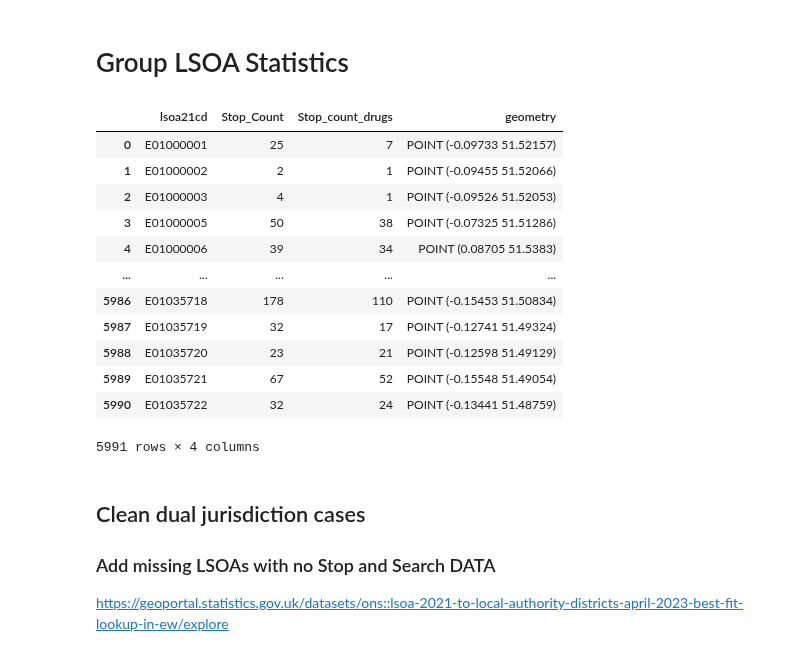
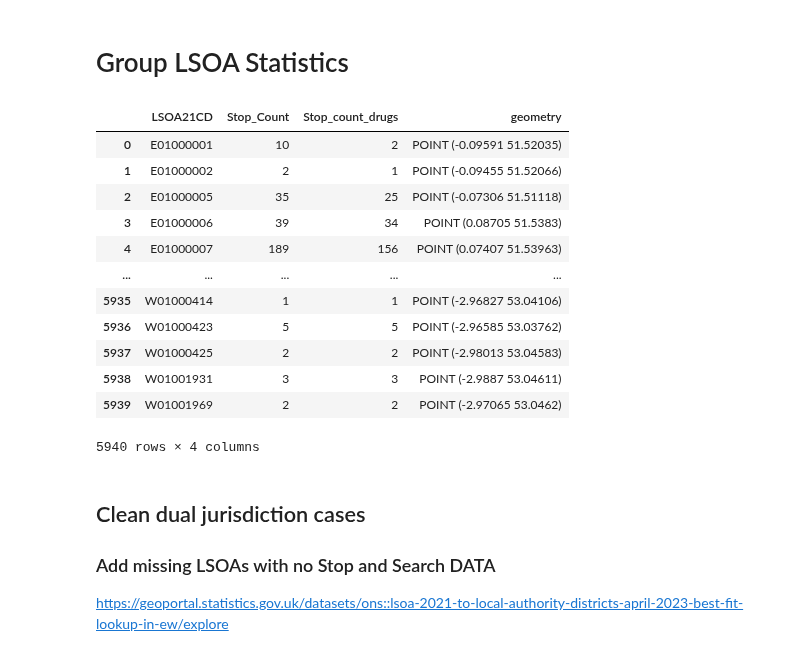
Before and after one commit to KofiBartonByfield/Dissertation, a Jupyter notebook: Code/Data Collection/create_csv.ipynb, the cells around one changed output. Drawn from its saved outputs; the diff is of its cells as text; code cells hidden in the pictures.

```diff
--- a/Code/Data Collection/create_csv.ipynb
+++ b/Code/Data Collection/create_csv.ipynb
@@ -88,14 +88,15 @@ https://borders.ukdataservice.ac.uk/
 # %%
 
 # Update this path to the actual location of the shapefile
-path_to_shapefile = '../../Data/LSOA_data/BoundaryData/england_lsoa_2021.shp'
+# path_to_shapefile = '../../Data/LSOA_data/BoundaryData/england_lsoa_2021.shp'
+path_to_shapefile = '../../Data/LSOA_Data/LSOA_boundaries/LSOA_2021_EW_BSC_V4.shp'
 
 lsoa_gdf = gpd.read_file(path_to_shapefile)
 
 # convert to Long, Lat from ordinate survey corrds
 lsoa_gdf_4326 = lsoa_gdf.to_crs("EPSG:4326")
 
-lsoa_gdf_4326 = lsoa_gdf_4326[['lsoa21cd', 'geometry']]
+lsoa_gdf_4326 = lsoa_gdf_4326[['LSOA21CD', 'geometry']]
 
 display(lsoa_gdf_4326)
 # %% [output]
@@ -147,33 +148,33 @@ display(joined)
 # Group LSOA Statistics
 # %%
 
-dataset = joined.groupby('lsoa21cd').agg(
+dataset = joined.groupby('LSOA21CD').agg(
 
     Stop_Count=('Date', 'count'),
     Stop_count_drugs=('Object of search', lambda x: (x.str.contains("drugs", case=False, na=False).sum())),
     # Arrest_outcome=('Outcome', lambda x: (x.str.contains('Arrest', case=False, na=False).sum())),
     geometry=('geometry', 'first')  # Keep the geometry as the first point in each group (change to 'mean' or other if necessary)
 
 
 ).round(2).reset_index()
 
 
 
 dataset
 # %% [output]
-|  | lsoa21cd | Stop_Count | Stop_count_drugs | geometry |
-| 0 | E01000001 | 25 | 7 | POINT (-0.09733 51.52157) |
+|  | LSOA21CD | Stop_Count | Stop_count_drugs | geometry |
+| 0 | E01000001 | 10 | 2 | POINT (-0.09591 51.52035) |
 | 1 | E01000002 | 2 | 1 | POINT (-0.09455 51.52066) |
-| 2 | E01000003 | 4 | 1 | POINT (-0.09526 51.52053) |
-| 3 | E01000005 | 50 | 38 | POINT (-0.07325 51.51286) |
-| 4 | E01000006 | 39 | 34 | POINT (0.08705 51.5383) |
+| 2 | E01000005 | 35 | 25 | POINT (-0.07306 51.51118) |
+| 3 | E01000006 | 39 | 34 | POINT (0.08705 51.5383) |
+| 4 | E01000007 | 189 | 156 | POINT (0.07407 51.53963) |
 | ... | ... | ... | ... | ... |
-| 5986 | E01035718 | 178 | 110 | POINT (-0.15453 51.50834) |
-| 5987 | E01035719 | 32 | 17 | POINT (-0.12741 51.49324) |
-| 5988 | E01035720 | 23 | 21 | POINT (-0.12598 51.49129) |
-| 5989 | E01035721 | 67 | 52 | POINT (-0.15548 51.49054) |
-| 5990 | E01035722 | 32 | 24 | POINT (-0.13441 51.48759) |
+| 5935 | W01000414 | 1 | 1 | POINT (-2.96827 53.04106) |
+| 5936 | W01000423 | 5 | 5 | POINT (-2.96585 53.03762) |
+| 5937 | W01000425 | 2 | 2 | POINT (-2.98013 53.04583) |
+| 5938 | W01001931 | 3 | 3 | POINT (-2.9887 53.04611) |
+| 5939 | W01001969 | 2 | 2 | POINT (-2.97065 53.0462) |
-5991 rows × 4 columns
+5940 rows × 4 columns
 # %% [markdown]
 ## Clean dual jurisdiction cases
 ### Add missing LSOAs with no Stop and Search DATA
```
Also changed, not shown: parts of 11 cells of this notebook, 1 other file.
